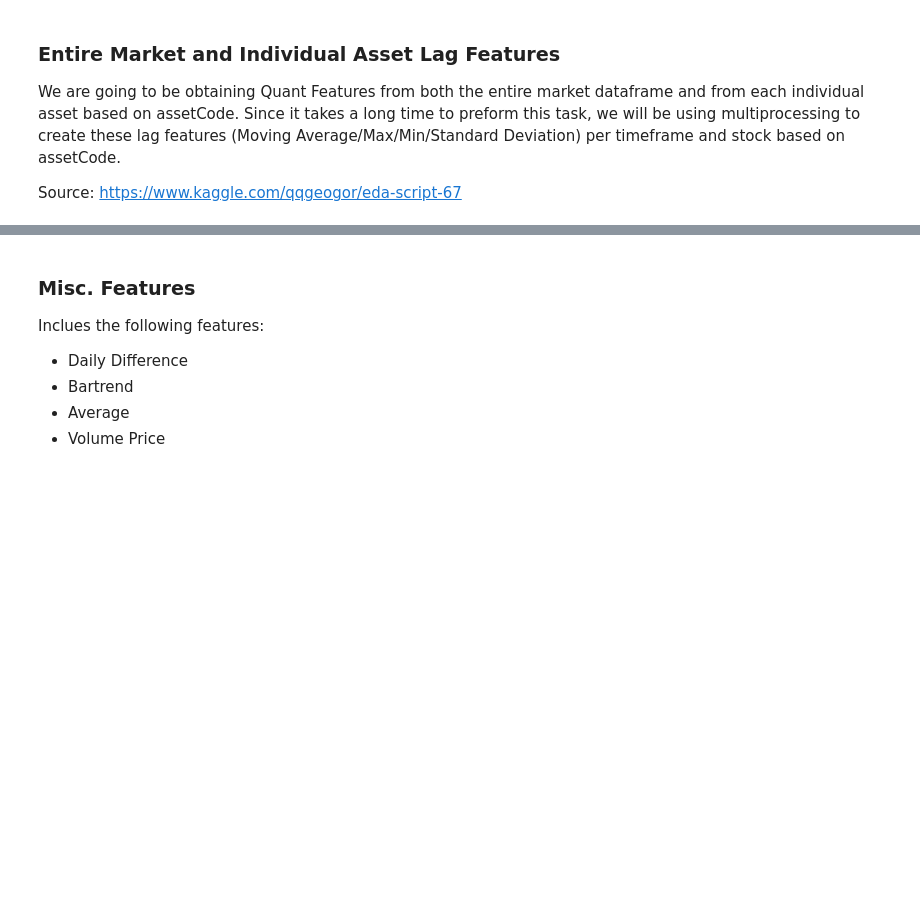
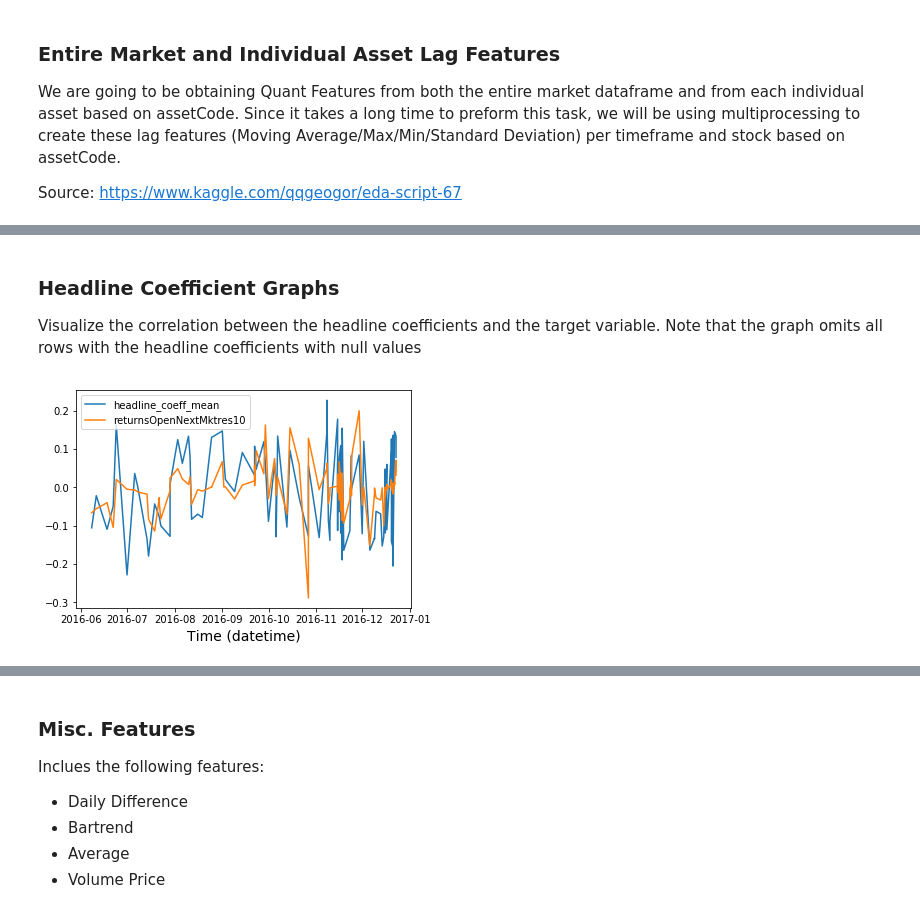
Before and after one commit to jangarong/StockMarketPredictions, a Jupyter notebook: Amateur Hour - Predicting Stocks using LightGBM.ipynb, the cells around one changed output, grey strips where cells are left out. Saved outputs shown, nothing was run; the diff lists cells and outputs as text; code cells hidden in the pictures; blank space fills up the shorter version.

```diff
--- a/Amateur Hour - Predicting Stocks using LightGBM.ipynb
+++ b/Amateur Hour - Predicting Stocks using LightGBM.ipynb
@@ -560,0 +607,13 @@ X_train.dropna().head()
+# %% [markdown]
+### Headline Coefficient Graphs
+Visualize the correlation between the headline coefficients and the target variable. Note that the graph omits all rows with the headline coefficients with null values
+# %%
+# graph headline coefficients
+asset_df = X_train.dropna(subset=['headline_coeff_mean']).tail(100)
+plt.plot(asset_df['time'], asset_df['headline_coeff_mean'])
+plt.plot(asset_df['time'], asset_df['returnsOpenNextMktres10'])
+plt.xlabel('Time (datetime)', fontsize=14)
+plt.legend()
+plt.show()
+# %% [output]
+[figure, added]
```
Also changed, not shown: parts of 16 cells of this notebook.
